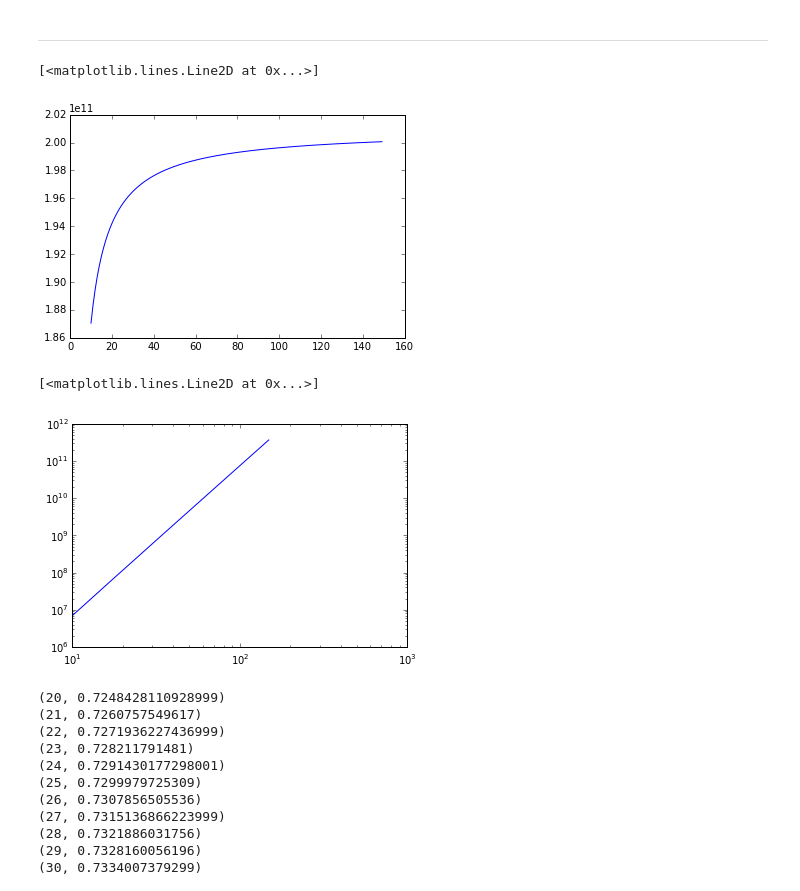
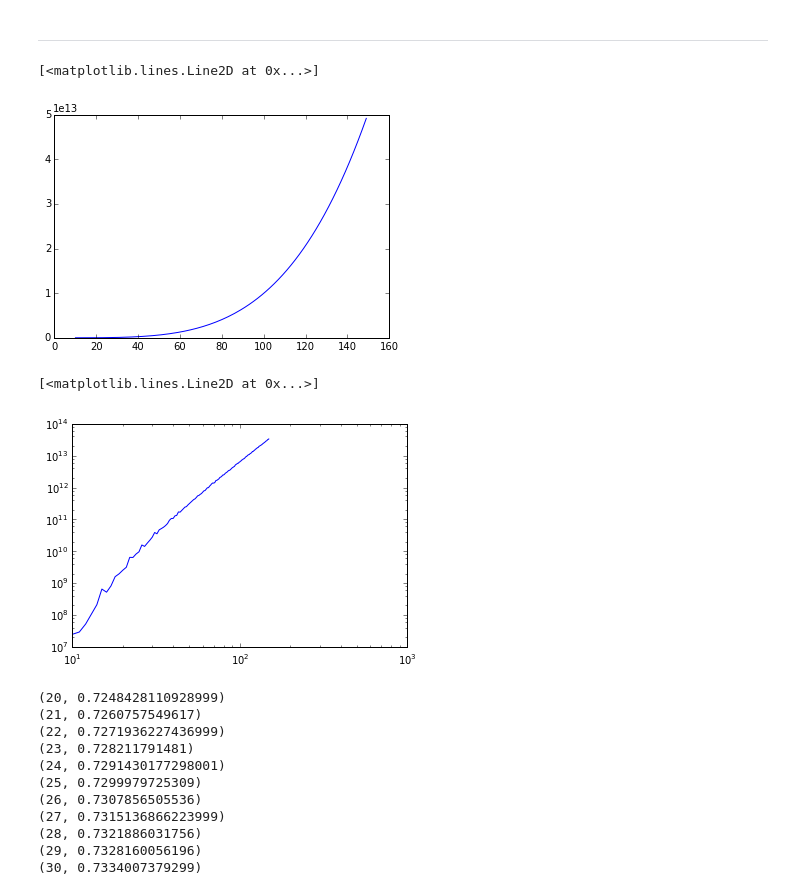
Before and after one commit to dsdhfkjs/SolidStatePhysicsProject, a Jupyter notebook: Untitled.ipynb, the cells around one changed output. Cells and saved outputs as stored; diff of their text form; code cells hidden in the pictures.

```diff
--- a/Untitled.ipynb
+++ b/Untitled.ipynb
@@ -2130,13 +2130,13 @@ conducarray = []
 probsarray = []
 def carrier_density(T):
     #at room temp (300 K) should be 9*10e10
-    Vf = 3*10e8 #(cm/s) fermi velocity is about 1/100 speed of light
-    k = 8.617*10e-5 #(eV/K)
-    h_bar = 6.582*10e-16 #eV*s
-    #N = (np.pi/6.) * ((k*T**2)/(1.0*h_bar*Vf))**2 #(e/cm^2)
-    width = 50e-9
-    Egap = 2*np.pi*h_bar*Vf/(width)
-    N = 4.0/(width)*np.sqrt(np.pi*k*T/Egap)*np.exp(-Egap/(2*k*T))
+    Vf = 3*10**8 #(cm/s) fermi velocity is about 1/100 speed of light
+    k = 8.617*10**-5 #(eV/K)
+    h_bar = 6.582*10**-16 #eV*s
+    N = (np.pi/6.) * ((k*T**2)/(1.0*h_bar*Vf))**2 #(e/cm^2), for graphene sheet (fairly resembles literature)
+    width = 50*10-7
+    Egap = 2.0*np.pi*h_bar*Vf/(width)
+    #N = (4.0/(width))*np.sqrt(np.pi*k*T/Egap)*np.exp(-Egap/(2.0*k*T))
     return N
 
 def prob(T): #Removed motions and location tracking, and therefore changes in probability based off of occupied neighbors.
@@ -2152,53 +2152,53 @@ def prob(T): #Removed motions and location tracking, and therefore changes in pr
 
     #Below we implemented the k (momentum) terms into the energy terms used for the Boltzmann distribution
 
     ky = 2. * np.random.random() - 1.
     kx = 2. *np.random.random() - 1.
     Ehop = 38.12121 * np.sqrt((1 + np.cos(ky*a/2.)**2 + 4*np.cos(ky*a/2.)*np.cos(kx*1.73*a/2.)))  #eV
     Estay = 35.521 #eV, atomic energy calculated using Rydbergs formula
     #Ef = 2.9kT
 
-    #b = (-Ehop/(1.0*k*T))
-    #c = (-Estay/(1.0*k*T))
-    b = (-(2.9+2.6/(1.0*k*T)))
-    c = (-2.9)
+    b = (-Ehop/(1.0*k*T))
+    c = (-Estay/(1.0*k*T))
+    #b = (-(2.9+2.6/(1.0*k*T))) #using the staying energy as the fermi energy, which is 2.9kT
+    #c = (-2.9)
 
-
-
-    probvalhop = (Decimal(b).exp())/(sites * (Decimal(b).exp()) + (Decimal(c).exp()))
-    probvalstay = (Decimal(c).exp())/(sites * (Decimal(b).exp()) + (Decimal(c).exp()))
+    probvalhop = (Decimal(b).exp())/(sites * (Decimal(b).exp()) + (Decimal(c).exp())) #used decimal module so would not go to zero
+    probvalstay = (Decimal(c).exp())/(sites * (Decimal(b).exp()) + (Decimal(c).exp()))#for low T
 
     probvalhop = float(probvalhop)
     probvalstay = float(probvalstay)
 
-    z = 3 * probvalhop
+    z = 3 * probvalhop #removed the possibility of overlap and merely calculated the hopping probability, as factoring in
+                       #change in location and possibility of overlap were not majorly significant to our results and made
+                       #computational time too large for us to reasonably commit to.
 
     return z
 for i in range(10,150):
     T = i
-    #N = carrier_density(T)
-    #Narray.append(N)
+    N = carrier_density(T)
+    Narray.append(N)
     Tarray.append(T)
     #print('N initially is %d' % N)
 
 
     q = prob(T)
     #q *= 15e11
     conduc = N * q
     conducarray.append(conduc)
     probsarray.append(q)
 #plt.loglog(Tarray,probsarray)
-plt.plot(Tarray,conducarray)
+plt.plot(Tarray,Narray)
 # %% [output]
 [<matplotlib.lines.Line2D at 0x...>]
-[figure, old version]
+[figure, new version]
 # %%
 #plt.plot(Tarray,probsarray)
 #plt.plot(Tarray,Narray)
 plt.loglog(Tarray,conducarray)
 # %% [output]
 [<matplotlib.lines.Line2D at 0x...>]
-[figure, old version]
+[figure, new version]
 # %%
 plt.plot(Tarray,probsarray)
 z=[]
```
Also changed, not shown: parts of 4 cells of this notebook.
